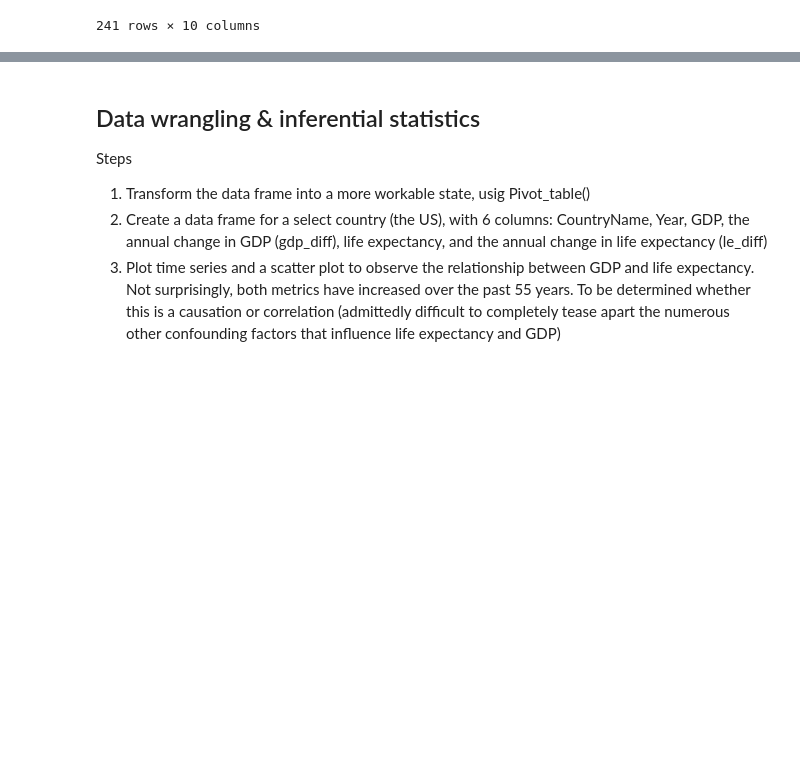
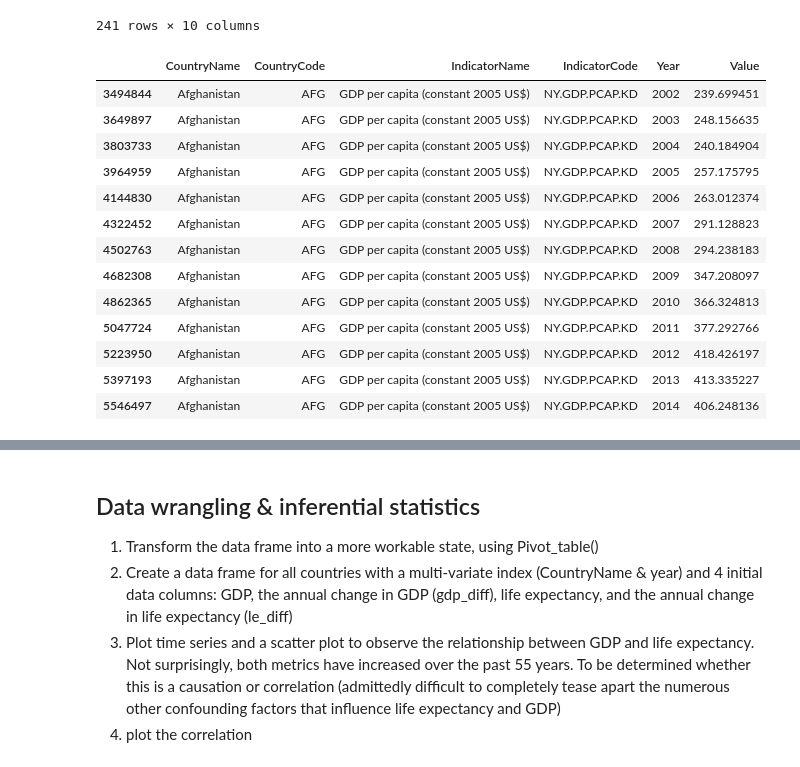
Before and after one commit to gussie/Springboard_data_science, a Jupyter notebook: Capstone project 1.ipynb, the cells around one changed output, grey strips where cells are left out. Cells and saved outputs as stored; diff of their text form; code cells hidden in the pictures; blank space fills up the shorter version.

```diff
--- a/Capstone project 1.ipynb
+++ b/Capstone project 1.ipynb
@@ -160,4 +177,23 @@ df[df.IndicatorName.str.contains('GDP per capita')].groupby(['CountryName', 'Ind
 | Zambia | 55.0 | 55.0 | 55.0 | 55.0 | ... |
 | Zimbabwe | 55.0 | 55.0 | 55.0 | 55.0 | ... |
 241 rows × 10 columns
+# %%
+#Confirming how missing values are handled; for Afganistan and 'GDP per capita (2005), the 13 values are consecutive year.
+#When data is not available, it is omitted rather than having a null value per that year
+df[(df.IndicatorCode =='NY.GDP.PCAP.KD') & (df.CountryName == 'Afghanistan')].sort_values('Year')
+# %% [output]
+|  | CountryName | CountryCode | IndicatorName | IndicatorCode | Year | Value |
+| 3494844 | Afghanistan | AFG | GDP per capita (constant 2005 US$) | NY.GDP.PCAP.KD | 2002 | 239.699451 |
+| 3649897 | Afghanistan | AFG | GDP per capita (constant 2005 US$) | NY.GDP.PCAP.KD | 2003 | 248.156635 |
+| 3803733 | Afghanistan | AFG | GDP per capita (constant 2005 US$) | NY.GDP.PCAP.KD | 2004 | 240.184904 |
+| 3964959 | Afghanistan | AFG | GDP per capita (constant 2005 US$) | NY.GDP.PCAP.KD | 2005 | 257.175795 |
+| 4144830 | Afghanistan | AFG | GDP per capita (constant 2005 US$) | NY.GDP.PCAP.KD | 2006 | 263.012374 |
+| 4322452 | Afghanistan | AFG | GDP per capita (constant 2005 US$) | NY.GDP.PCAP.KD | 2007 | 291.128823 |
+| 4502763 | Afghanistan | AFG | GDP per capita (constant 2005 US$) | NY.GDP.PCAP.KD | 2008 | 294.238183 |
+| 4682308 | Afghanistan | AFG | GDP per capita (constant 2005 US$) | NY.GDP.PCAP.KD | 2009 | 347.208097 |
+| 4862365 | Afghanistan | AFG | GDP per capita (constant 2005 US$) | NY.GDP.PCAP.KD | 2010 | 366.324813 |
+| 5047724 | Afghanistan | AFG | GDP per capita (constant 2005 US$) | NY.GDP.PCAP.KD | 2011 | 377.292766 |
+| 5223950 | Afghanistan | AFG | GDP per capita (constant 2005 US$) | NY.GDP.PCAP.KD | 2012 | 418.426197 |
+| 5397193 | Afghanistan | AFG | GDP per capita (constant 2005 US$) | NY.GDP.PCAP.KD | 2013 | 413.335227 |
+| 5546497 | Afghanistan | AFG | GDP per capita (constant 2005 US$) | NY.GDP.PCAP.KD | 2014 | 406.248136 |
 # %%
@@ -172,7 +209,7 @@ df[df.IndicatorName.str.contains('Life expectancy')].groupby(['CountryName', 'In
 | Antigua and Barbuda | 54 | 54 | 54 |
 # %% [markdown]
 ## Data wrangling & inferential statistics
-Steps
-1. Transform the data frame into a more workable state, usig Pivot_table()
-2. Create a data frame for a select country (the US), with 6 columns: CountryName, Year, GDP, the annual change in GDP (gdp_diff), life expectancy, and the annual change in life expectancy (le_diff)
+1. Transform the data frame into a more workable state, using Pivot_table()
+2. Create a data frame for all countries with a multi-variate index (CountryName & year) and 4 initial data columns: GDP, the annual change in GDP (gdp_diff), life expectancy, and the annual change in life expectancy (le_diff)
 3. Plot time series and a scatter plot to observe the relationship between GDP and life expectancy. Not surprisingly, both metrics have increased over the past 55 years. To be determined whether this is a causation or correlation (admittedly difficult to completely tease apart the numerous other confounding factors that influence life expectancy and GDP)
+4. plot the correlation
```
Also changed, not shown: parts of 38 cells of this notebook.
